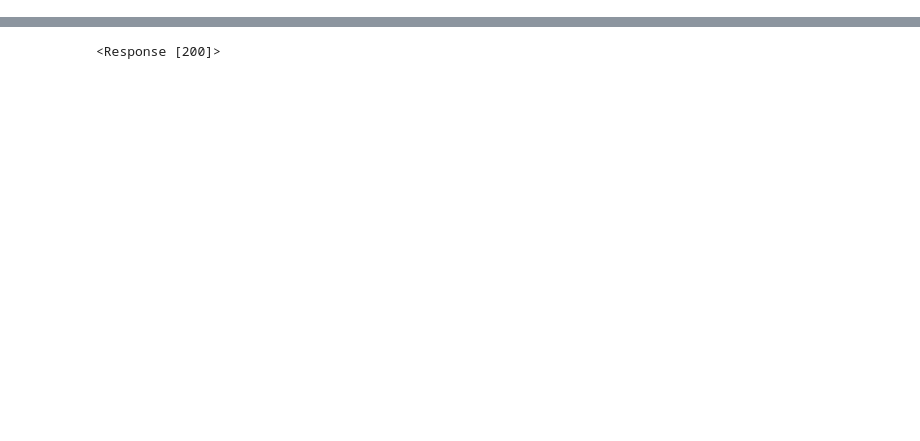
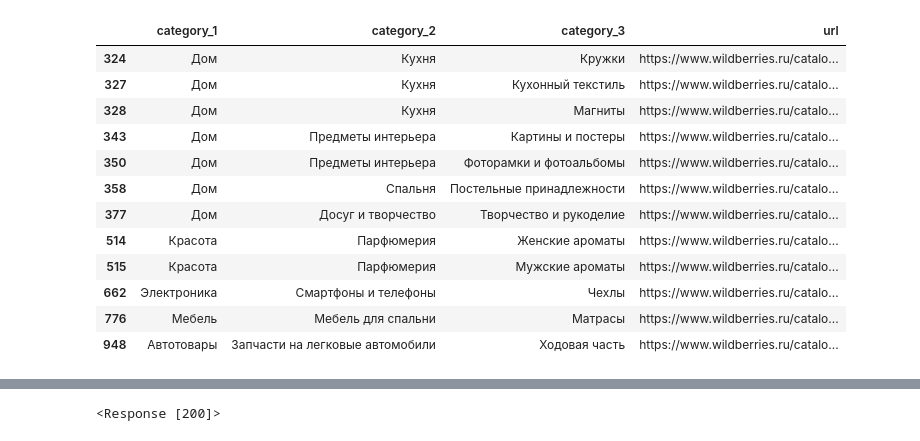
Before and after one commit to Kulikov17/seo-optimization-product-cards, a Jupyter notebook: notebooks/parsing-part1.ipynb, the cells around one changed output, grey strips where cells are left out. Saved outputs shown, nothing was run; the diff lists cells and outputs as text; code cells hidden in the pictures; blank space fills up the shorter version.

```diff
--- a/notebooks/parsing-part1.ipynb
+++ b/notebooks/parsing-part1.ipynb
@@ -10,0 +175,3 @@ from selenium.webdriver.common.by import By
+# %%
+categories = pd.read_csv("wb_categories.csv")
+categories
@@ -10,0 +192,13 @@ from selenium.webdriver.common.by import By
+# %%
+folders_name = []
+
+for i in range(len(categories)):
+    if str(categories.iloc[i]["category_3"]) == "nan":
+        if str(categories.iloc[i]["category_2"]) == "nan":
+            cat = list(categories.iloc[i][:1])
+        else:
+            cat = list(categories.iloc[i][:2])
+    else:
+        cat = list(categories.iloc[i][:3])
+    folder = "_".join(["&".join(i.split()) for i in cat])
+    folders_name.append(folder.replace(":", ""))
@@ -10,0 +234,20 @@ from selenium.webdriver.common.by import By
+# %%
+categories_4_ind = [324, 327, 328, 343, 350, 358, 377, 514, 515, 662, 776, 948]
+categories_4 = [categories.iloc[i] for i in categories_4_ind]
+categories_4 = pd.DataFrame(categories_4)
+# %%
+categories_4
+# %% [output]
+|  | category_1 | category_2 | category_3 | url |
+| 324 | Дом | Кухня | Кружки | https://www.wildberries.ru/catalo... |
+| 327 | Дом | Кухня | Кухонный текстиль | https://www.wildberries.ru/catalo... |
+| 328 | Дом | Кухня | Магниты | https://www.wildberries.ru/catalo... |
+| 343 | Дом | Предметы интерьера | Картины и постеры | https://www.wildberries.ru/catalo... |
+| 350 | Дом | Предметы интерьера | Фоторамки и фотоальбомы | https://www.wildberries.ru/catalo... |
+| 358 | Дом | Спальня | Постельные принадлежности | https://www.wildberries.ru/catalo... |
+| 377 | Дом | Досуг и творчество | Творчество и рукоделие | https://www.wildberries.ru/catalo... |
+| 514 | Красота | Парфюмерия | Женские ароматы | https://www.wildberries.ru/catalo... |
+| 515 | Красота | Парфюмерия | Мужские ароматы | https://www.wildberries.ru/catalo... |
+| 662 | Электроника | Смартфоны и телефоны | Чехлы | https://www.wildberries.ru/catalo... |
+| 776 | Мебель | Мебель для спальни | Матрасы | https://www.wildberries.ru/catalo... |
+| 948 | Автотовары | Запчасти на легковые автомобили | Ходовая часть | https://www.wildberries.ru/catalo... |
```
Also changed, not shown: parts of 42 cells of this notebook.
